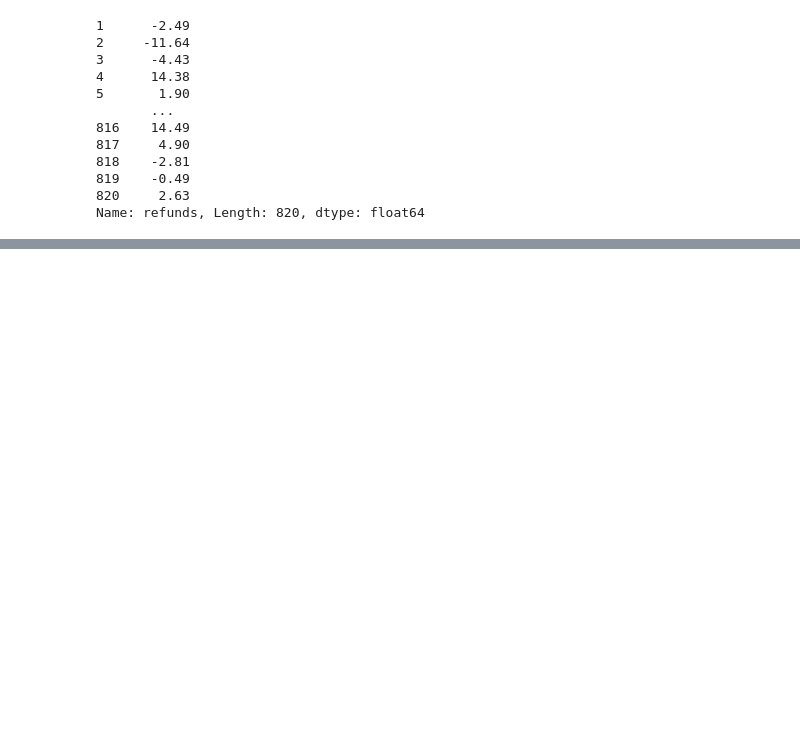
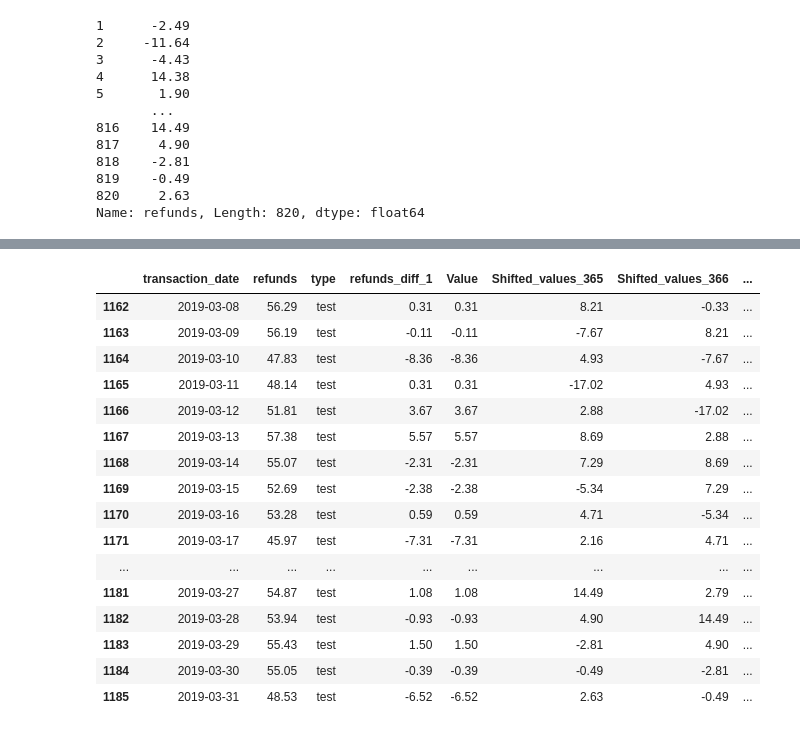
Before and after one commit to evgenia82/loyola-capstone-groupon, a Jupyter notebook: groupon_refunds_time_series.ipynb, the cells around one changed output, grey strips where cells are left out. Drawn from its saved outputs; the diff is of its cells as text; code cells hidden in the pictures; blank space fills up the shorter version.

```diff
--- a/groupon_refunds_time_series.ipynb
+++ b/groupon_refunds_time_series.ipynb
@@ -274,0 +434,20 @@ Strong evidence against the null hypothesis, reject the null hypothesis. Data ha
+# %%
+new_dataset.tail(24)
+# %% [output]
+|  | transaction_date | refunds | type | refunds_diff_1 | Value | Shifted_values_365 | Shifted_values_366 | ... |
+| 1162 | 2019-03-08 | 56.29 | test | 0.31 | 0.31 | 8.21 | -0.33 | ... |
+| 1163 | 2019-03-09 | 56.19 | test | -0.11 | -0.11 | -7.67 | 8.21 | ... |
+| 1164 | 2019-03-10 | 47.83 | test | -8.36 | -8.36 | 4.93 | -7.67 | ... |
+| 1165 | 2019-03-11 | 48.14 | test | 0.31 | 0.31 | -17.02 | 4.93 | ... |
+| 1166 | 2019-03-12 | 51.81 | test | 3.67 | 3.67 | 2.88 | -17.02 | ... |
+| 1167 | 2019-03-13 | 57.38 | test | 5.57 | 5.57 | 8.69 | 2.88 | ... |
+| 1168 | 2019-03-14 | 55.07 | test | -2.31 | -2.31 | 7.29 | 8.69 | ... |
+| 1169 | 2019-03-15 | 52.69 | test | -2.38 | -2.38 | -5.34 | 7.29 | ... |
+| 1170 | 2019-03-16 | 53.28 | test | 0.59 | 0.59 | 4.71 | -5.34 | ... |
+| 1171 | 2019-03-17 | 45.97 | test | -7.31 | -7.31 | 2.16 | 4.71 | ... |
+| ... | ... | ... | ... | ... | ... | ... | ... | ... |
+| 1181 | 2019-03-27 | 54.87 | test | 1.08 | 1.08 | 14.49 | 2.79 | ... |
+| 1182 | 2019-03-28 | 53.94 | test | -0.93 | -0.93 | 4.90 | 14.49 | ... |
+| 1183 | 2019-03-29 | 55.43 | test | 1.50 | 1.50 | -2.81 | 4.90 | ... |
+| 1184 | 2019-03-30 | 55.05 | test | -0.39 | -0.39 | -0.49 | -2.81 | ... |
+| 1185 | 2019-03-31 | 48.53 | test | -6.52 | -6.52 | 2.63 | -0.49 | ... |
```
Also changed, not shown: parts of 19 cells of this notebook.
